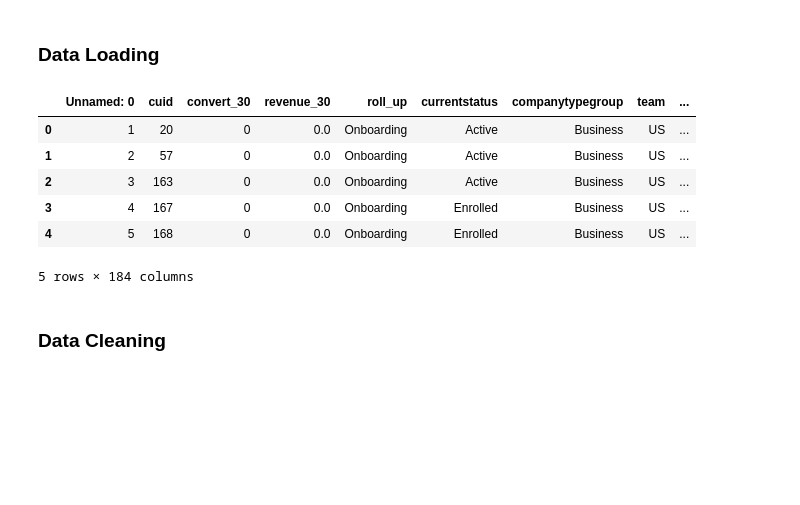
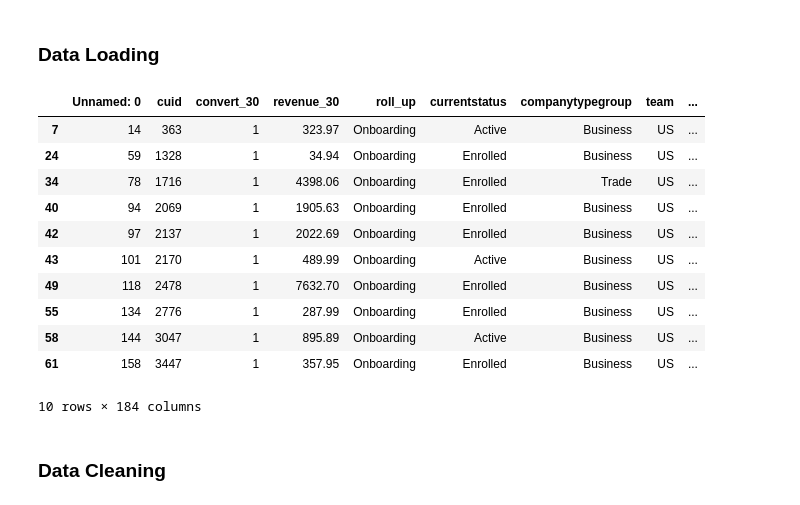
Before and after one commit to alefiya-naseem/CustomerRetention-Revenue, a Jupyter notebook: Notebooks/WayFair Phase-1.ipynb, the cells around one changed output. Saved outputs shown, nothing was run; the diff lists cells and outputs as text; code cells hidden in the pictures; blank space fills up the shorter version.

```diff
--- a/Notebooks/WayFair Phase-1.ipynb
+++ b/Notebooks/WayFair Phase-1.ipynb
@@ -34,15 +39,21 @@ from sklearn.preprocessing import StandardScaler
 ### Data Loading
 # %%
 df_training = pd.read_csv("df_training_scholarjet.csv")
-df_training.head()
+df_training.head(10)
+df_training[df_training.convert_30 == 1].head(10)
 # %% [output]
 |  | Unnamed: 0 | cuid | convert_30 | revenue_30 | roll_up | currentstatus | companytypegroup | team | ... |
-| 0 | 1 | 20 | 0 | 0.0 | Onboarding | Active | Business | US | ... |
-| 1 | 2 | 57 | 0 | 0.0 | Onboarding | Active | Business | US | ... |
-| 2 | 3 | 163 | 0 | 0.0 | Onboarding | Active | Business | US | ... |
-| 3 | 4 | 167 | 0 | 0.0 | Onboarding | Enrolled | Business | US | ... |
-| 4 | 5 | 168 | 0 | 0.0 | Onboarding | Enrolled | Business | US | ... |
+| 7 | 14 | 363 | 1 | 323.97 | Onboarding | Active | Business | US | ... |
+| 24 | 59 | 1328 | 1 | 34.94 | Onboarding | Enrolled | Business | US | ... |
+| 34 | 78 | 1716 | 1 | 4398.06 | Onboarding | Enrolled | Trade | US | ... |
+| 40 | 94 | 2069 | 1 | 1905.63 | Onboarding | Enrolled | Business | US | ... |
+| 42 | 97 | 2137 | 1 | 2022.69 | Onboarding | Enrolled | Business | US | ... |
+| 43 | 101 | 2170 | 1 | 489.99 | Onboarding | Active | Business | US | ... |
+| 49 | 118 | 2478 | 1 | 7632.70 | Onboarding | Enrolled | Business | US | ... |
+| 55 | 134 | 2776 | 1 | 287.99 | Onboarding | Enrolled | Business | US | ... |
+| 58 | 144 | 3047 | 1 | 895.89 | Onboarding | Active | Business | US | ... |
+| 61 | 158 | 3447 | 1 | 357.95 | Onboarding | Enrolled | Business | US | ... |
-5 rows × 184 columns
+10 rows × 184 columns
 # %%
 Targets = df_training[['convert_30','revenue_30']]
 X = df_training.drop(["convert_30", "revenue_30"], axis=1)
```
Also changed, not shown: parts of 46 cells of this notebook, 14 other files.
